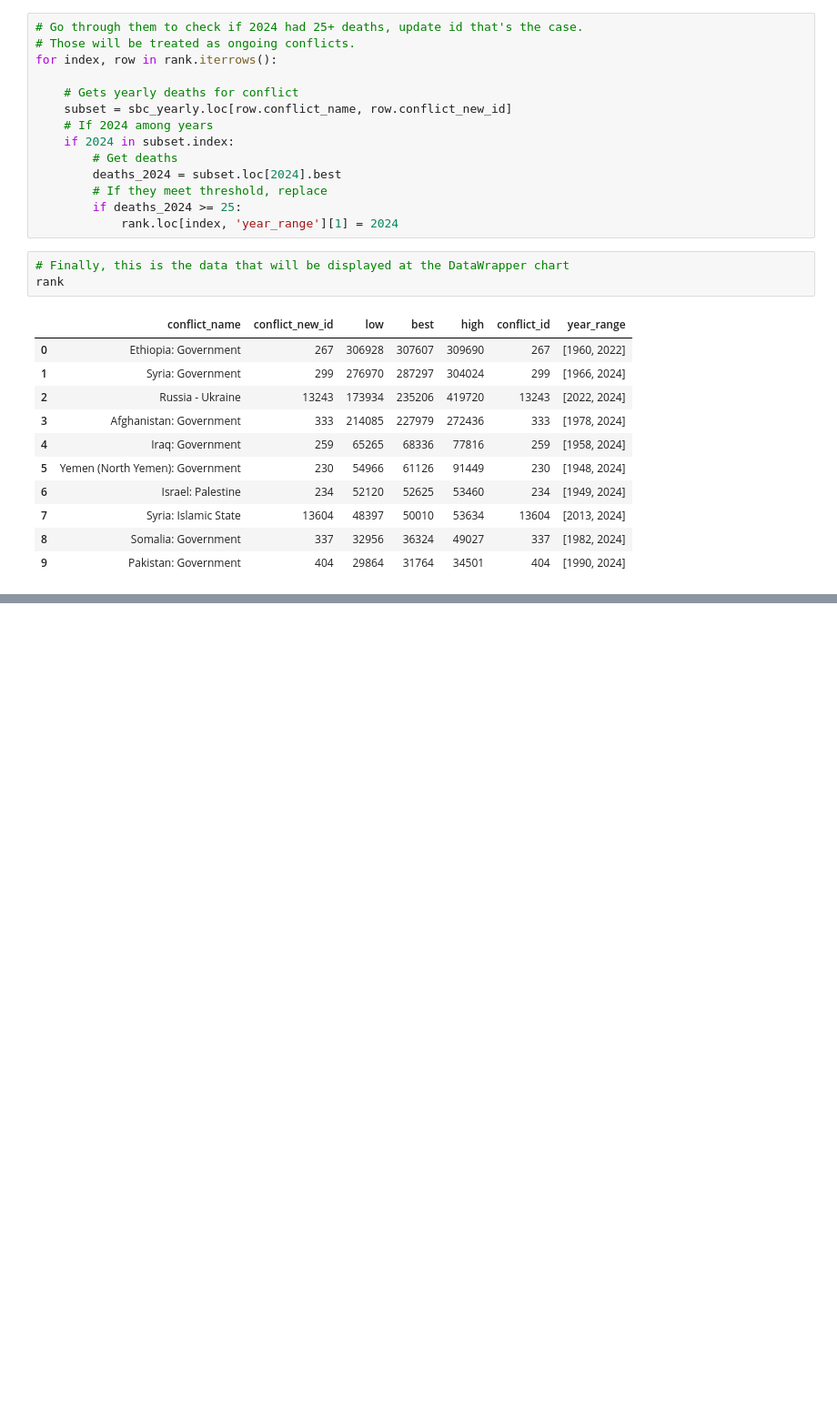
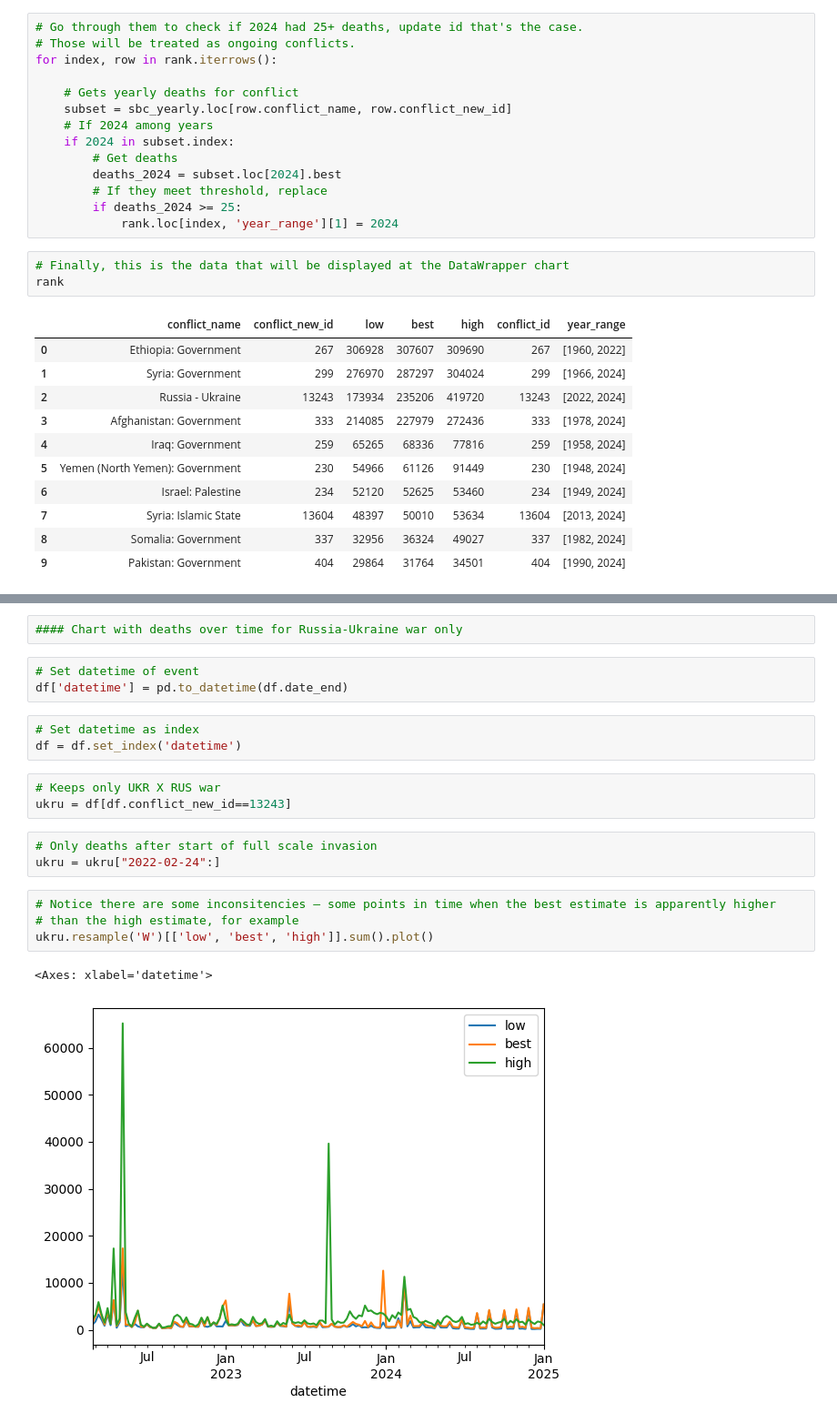
Before and after one commit to dw-data/ukraine-charticle-2025, a Jupyter notebook: code/Chart 3 – Death Estimates.ipynb, the cells around one changed output, grey strips where cells are left out. Shown at 91% size. Drawn from its saved outputs; the diff is of its cells as text; blank space fills up the shorter version.

```diff
--- a/code/Chart 3 – Death Estimates.ipynb
+++ b/code/Chart 3 – Death Estimates.ipynb
@@ -228,0 +252,21 @@ rank
+# %%
+#### Chart with deaths over time for Russia-Ukraine war only
+# %%
+# Set datetime of event
+df['datetime'] = pd.to_datetime(df.date_end)
+# %%
+# Set datetime as index
+df = df.set_index('datetime')
+# %%
+# Keeps only UKR X RUS war
+ukru = df[df.conflict_new_id==13243]
+# %%
+# Only deaths after start of full scale invasion
+ukru = ukru["2022-02-24":]
+# %%
+# Notice there are some inconsitencies – some points in time when the best estimate is apparently higher
+# than the high estimate, for example
+ukru.resample('W')[['low', 'best', 'high']].sum().plot()
+# %% [output]
+<Axes: xlabel='datetime'>
+[figure, added]
```
Also changed, not shown: parts of 10 cells of this notebook, 6 other files.
